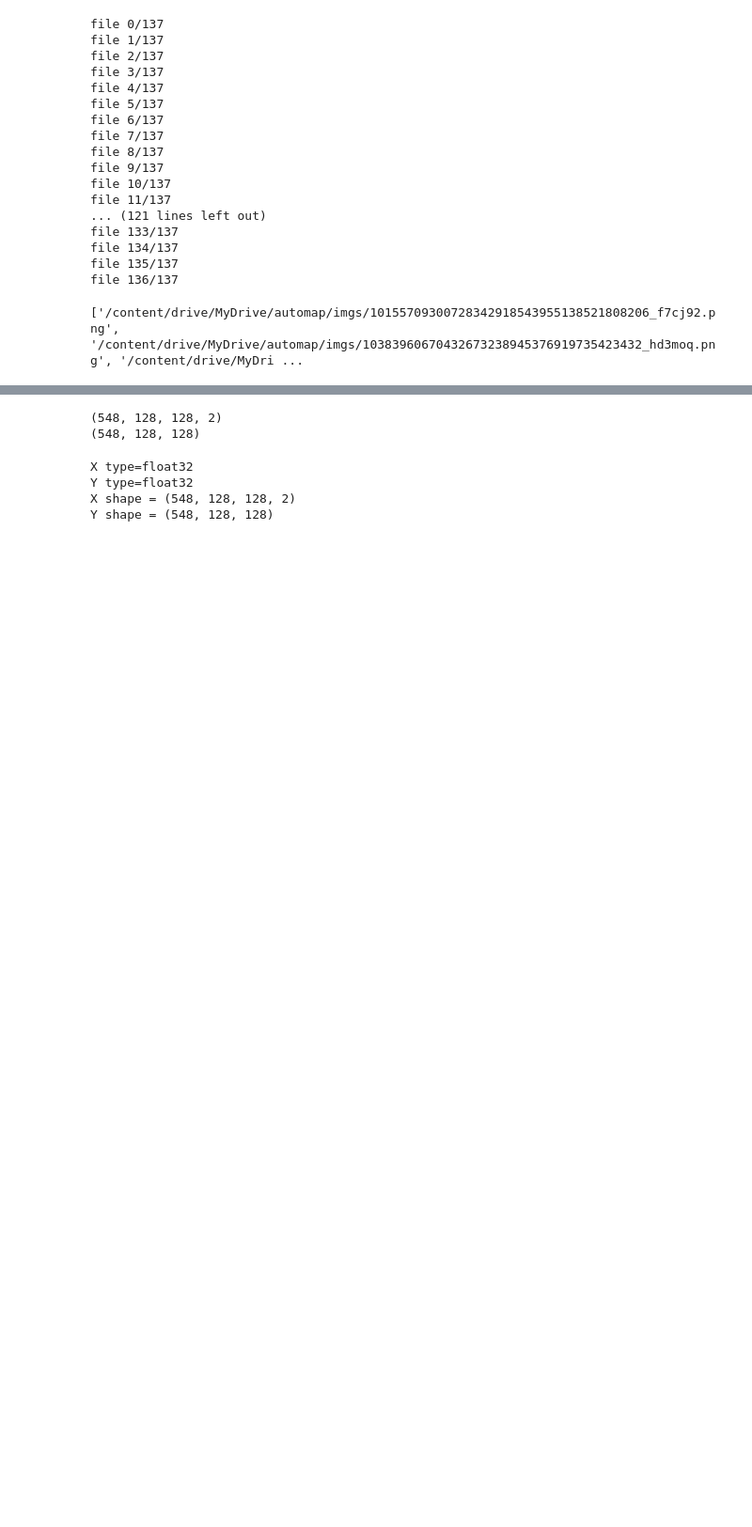
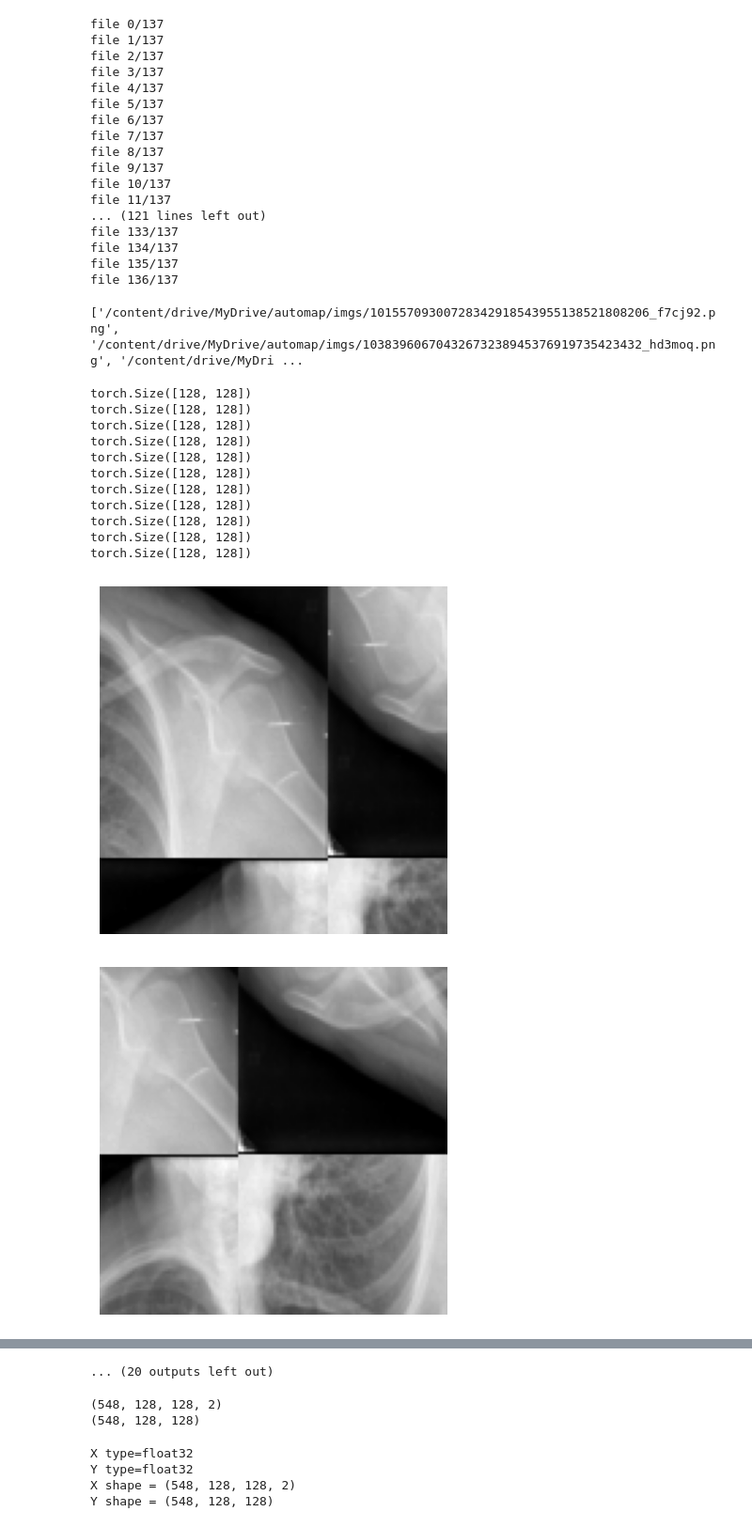
Before and after one commit to AK18k/auto_map, a Jupyter notebook: AUTOMAP_notebook.ipynb, the cells around one changed output, grey strips where cells are left out. Shown at 94% size. Drawn from its saved outputs; the diff is of its cells as text; code cells hidden in the pictures; blank space fills up the shorter version.

```diff
--- a/AUTOMAP_notebook.ipynb
+++ b/AUTOMAP_notebook.ipynb
@@ -368,37 +368,57 @@ def to_normalized_grayscale(tensor):
     # Convert tensor to grayscale by averaging the channels
     grayscale_tensor = tensor.mean(dim=0, keepdim=True)
 
+    grayscale_tensor = grayscale_tensor.squeeze()
+
     # If the tensor values are between 0 and 255, divide by 255 to normalize
     if grayscale_tensor.max() > 1:
         grayscale_tensor = grayscale_tensor / 255.0
+
+    print(grayscale_tensor.shape)
 
     return grayscale_tensor
 
 
 
 # Initialize the augmentor
 augmentor = SymmetricTiling()
 
 # Read and augment images from the directory
 for img_name in os.listdir(input_img_dir):
     if img_name.endswith(".png"):
         img_path = os.path.join(input_img_dir, img_name)
         img = Image.open(img_path)
 
         # Convert PIL Image to tensor
         img_tensor = F.to_tensor(img)
 
         # Augment the image to get 10 random slices
         augmented_tensors = augmentor(img_tensor)
 
         # Apply the conversion to each tensor in augmented_tensors
         augmented_tensors = [to_normalized_grayscale(t) for t in augmented_tensors]
 
+        print(augmented_tensors[0].shape)
+
 
         for augmented_tensor in augmented_tensors:
             # Convert tensor back to PIL Image
             augmented_img = F.to_pil_image(augmented_tensor)
 
-            # Save or process the augmented image
-            # Here, I'm just displaying it as an example:
-            augmented_img.show()
+            plt.imshow(augmented_img, cmap='gray')
+            plt.axis('off')  # Turn off the axis numbers
+            plt.show()
+# %% [output]
+torch.Size([128, 128])
+torch.Size([128, 128])
+torch.Size([128, 128])
+torch.Size([128, 128])
+torch.Size([128, 128])
+torch.Size([128, 128])
+torch.Size([128, 128])
+torch.Size([128, 128])
+torch.Size([128, 128])
+torch.Size([128, 128])
+torch.Size([128, 128])
+[figure, added]
+[figure, added]
@@ -405,3 +444,4 @@ for img_name in os.listdir(input_img_dir):
+... (20 outputs left out)
 # %%
 print(X_train.shape)
 print(Y_train.shape)
```
Also changed, not shown: parts of 1 cell of this notebook.
